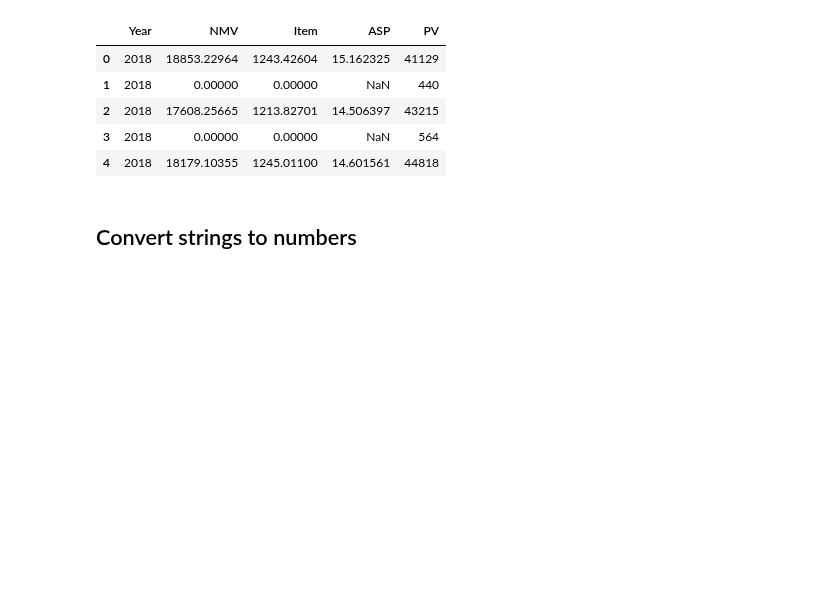
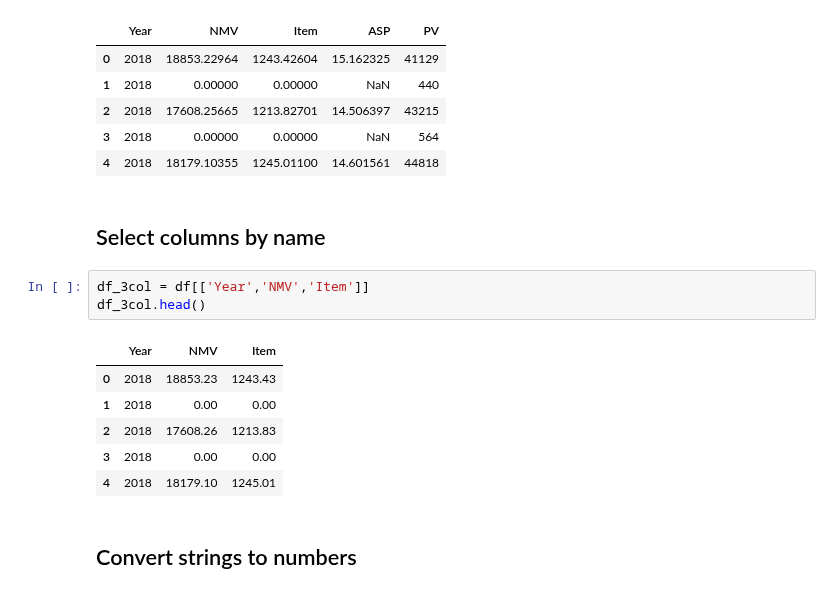
Before and after one commit to khzt2004/Python, a Jupyter notebook: Pandas_Notebook_Reference.ipynb, the cells around one changed output. Cells and saved outputs as stored; diff of their text form; blank space fills up the shorter version.

```diff
--- a/Pandas_Notebook_Reference.ipynb
+++ b/Pandas_Notebook_Reference.ipynb
@@ -236,6 +237,18 @@ df.select_dtypes(include='number').head()
 | 2 | 2018 | 17608.25665 | 1213.82701 | 14.506397 | 43215 |
 | 3 | 2018 | 0.00000 | 0.00000 | NaN | 564 |
 | 4 | 2018 | 18179.10355 | 1245.01100 | 14.601561 | 44818 |
+# %% [markdown]
+## Select columns by name
+# %%
+df_3col = df[['Year','NMV','Item']]
+df_3col.head()
+# %% [output]
+|  | Year | NMV | Item |
+| 0 | 2018 | 18853.23 | 1243.43 |
+| 1 | 2018 | 0.00 | 0.00 |
+| 2 | 2018 | 17608.26 | 1213.83 |
+| 3 | 2018 | 0.00 | 0.00 |
+| 4 | 2018 | 18179.10 | 1245.01 |
 # %% [markdown]
 ## Convert strings to numbers
 # %%
```
Also changed, not shown: parts of 4 cells of this notebook.
